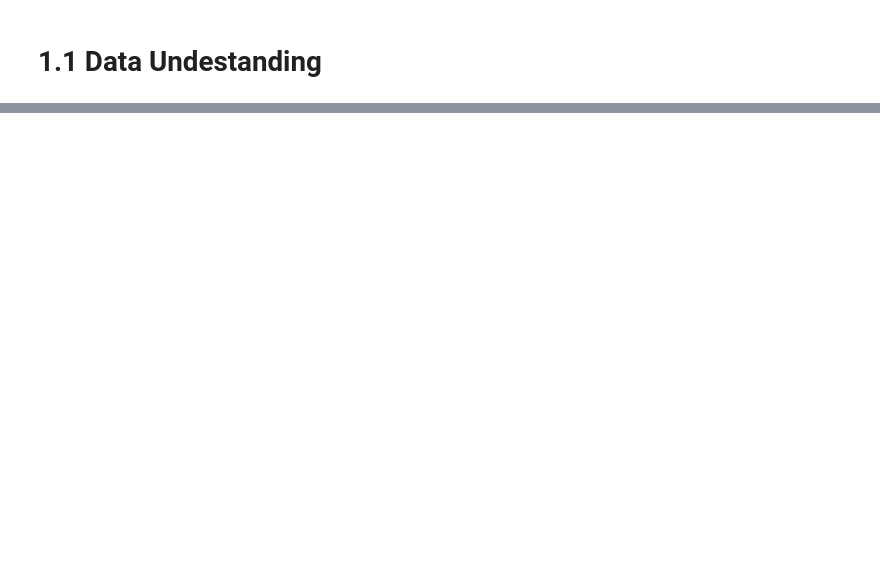
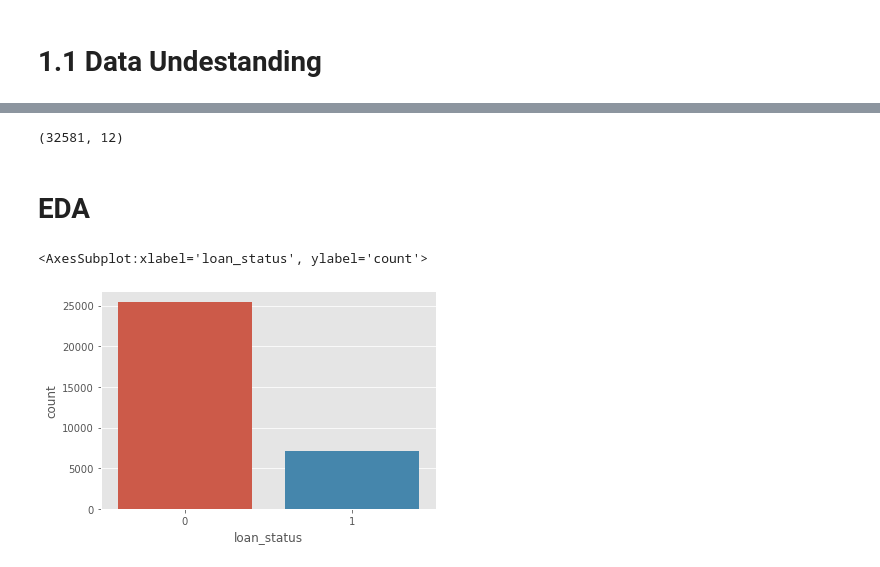
Before and after one commit to Ewertonv90/Credit-Score-Classification_Risk, a Jupyter notebook: project-credit-classfication.ipynb, the cells around one changed output, grey strips where cells are left out. Drawn from its saved outputs; the diff is of its cells as text; code cells hidden in the pictures; blank space fills up the shorter version.

```diff
--- a/project-credit-classfication.ipynb
+++ b/project-credit-classfication.ipynb
@@ -31,3 +49,2 @@ import seaborn as sns
 # %%
-df_train = pd.read_csv('C:\Users\ewert\Desktop\Credit-Score-Classification\raw dataset/train.csv')
-df_test = pd.read_csv('C:\Users\ewert\Desktop\Credit-Score-Classification\raw dataset/test.csv')
+df = pd.read_csv('C:/Users/ewert/Desktop/Credit-Score-Classification/raw dataset/credit_risk_dataset.csv')
@@ -33,0 +89,12 @@ df_test = pd.read_csv('C:\Users\ewert\Desktop\Credit-Score-Classification\raw da
+# %%
+df.shape
+# %% [output]
+(32581, 12)
+# %% [markdown]
+# EDA
+# %%
+np.unique(df['loan_status'], return_counts=True)
+sns.countplot(x = df['loan_status'])
+# %% [output]
+<AxesSubplot:xlabel='loan_status', ylabel='count'>
+[figure, added]
```
Also changed, not shown: parts of 10 cells of this notebook, 4 other files.
